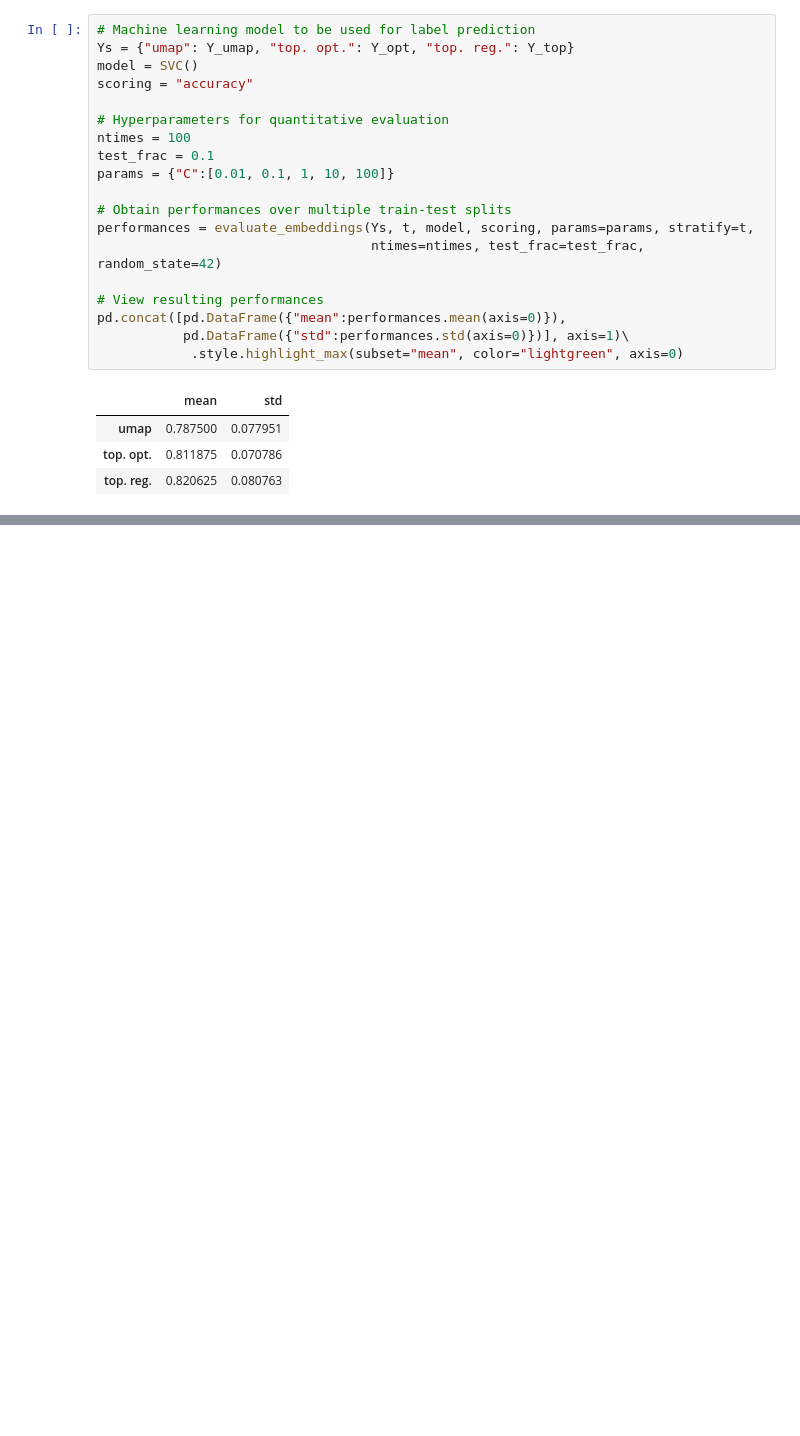
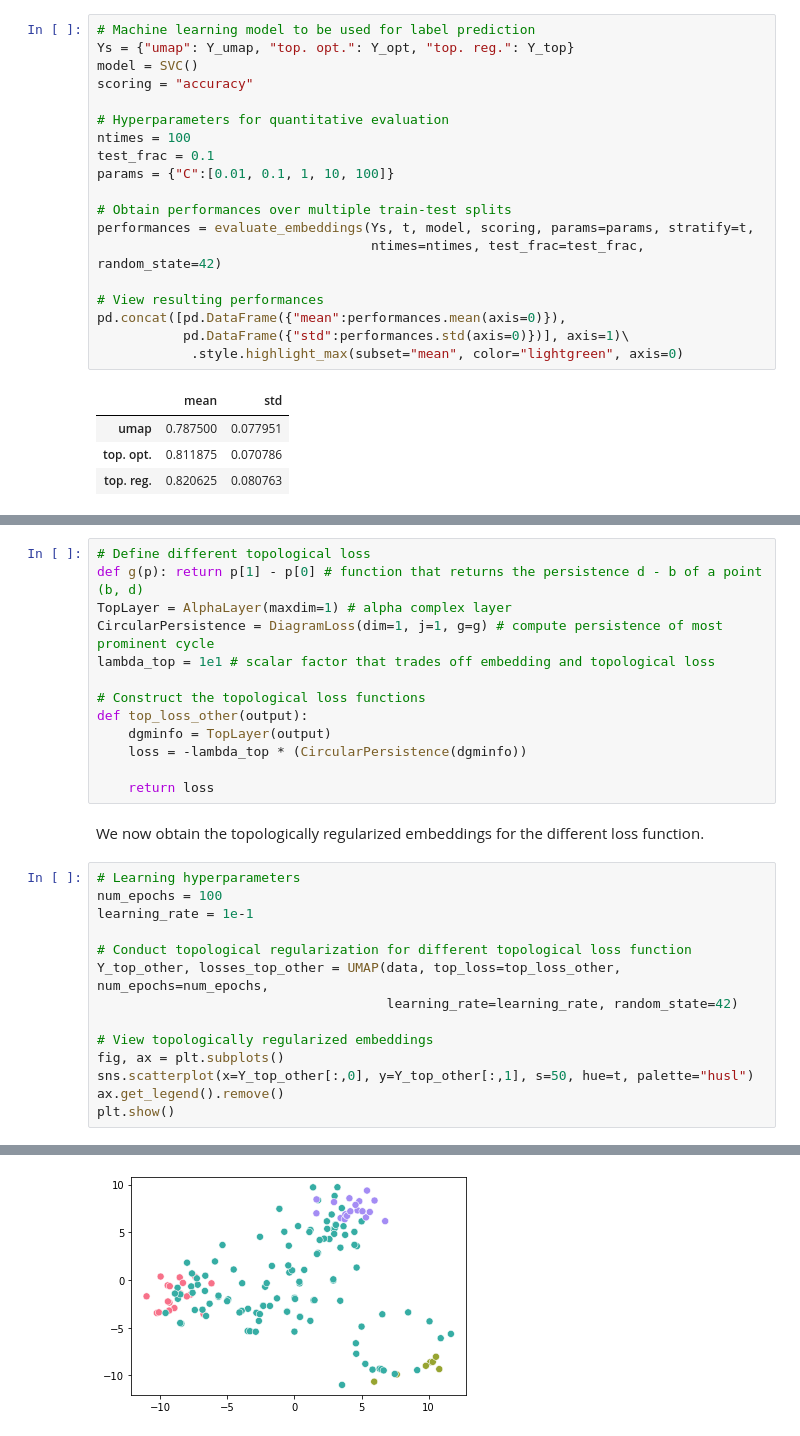
Before and after one commit to robinvndaele/topembedding, a Jupyter notebook: Experiments/CellBifurcating.ipynb, the cells around one changed output, grey strips where cells are left out. Cells and saved outputs as stored; diff of their text form; blank space fills up the shorter version.

```diff
--- a/Experiments/CellBifurcating.ipynb
+++ b/Experiments/CellBifurcating.ipynb
@@ -237,0 +309,30 @@ pd.concat([pd.DataFrame({"mean":performances.mean(axis=0)}),
+# %%
+# Define different topological loss
+def g(p): return p[1] - p[0] # function that returns the persistence d - b of a point (b, d)
+TopLayer = AlphaLayer(maxdim=1) # alpha complex layer
+CircularPersistence = DiagramLoss(dim=1, j=1, g=g) # compute persistence of most prominent cycle
+lambda_top = 1e1 # scalar factor that trades off embedding and topological loss
+
+# Construct the topological loss functions
+def top_loss_other(output):
+    dgminfo = TopLayer(output)
+    loss = -lambda_top * (CircularPersistence(dgminfo))
+
+    return loss
+# %% [markdown]
+We now obtain the topologically regularized embeddings for the different loss function.
+# %%
+# Learning hyperparameters
+num_epochs = 100
+learning_rate = 1e-1
+
+# Conduct topological regularization for different topological loss function
+Y_top_other, losses_top_other = UMAP(data, top_loss=top_loss_other, num_epochs=num_epochs,
+                                     learning_rate=learning_rate, random_state=42)
+
+# View topologically regularized embeddings
+fig, ax = plt.subplots()
+sns.scatterplot(x=Y_top_other[:,0], y=Y_top_other[:,1], s=50, hue=t, palette="husl")
+ax.get_legend().remove()
+plt.show()
+# %% [output]
@@ -237,0 +351 @@ pd.concat([pd.DataFrame({"mean":performances.mean(axis=0)}),
+[figure, added]
```
Also changed, not shown: parts of 11 cells of this notebook, 4 other files.
